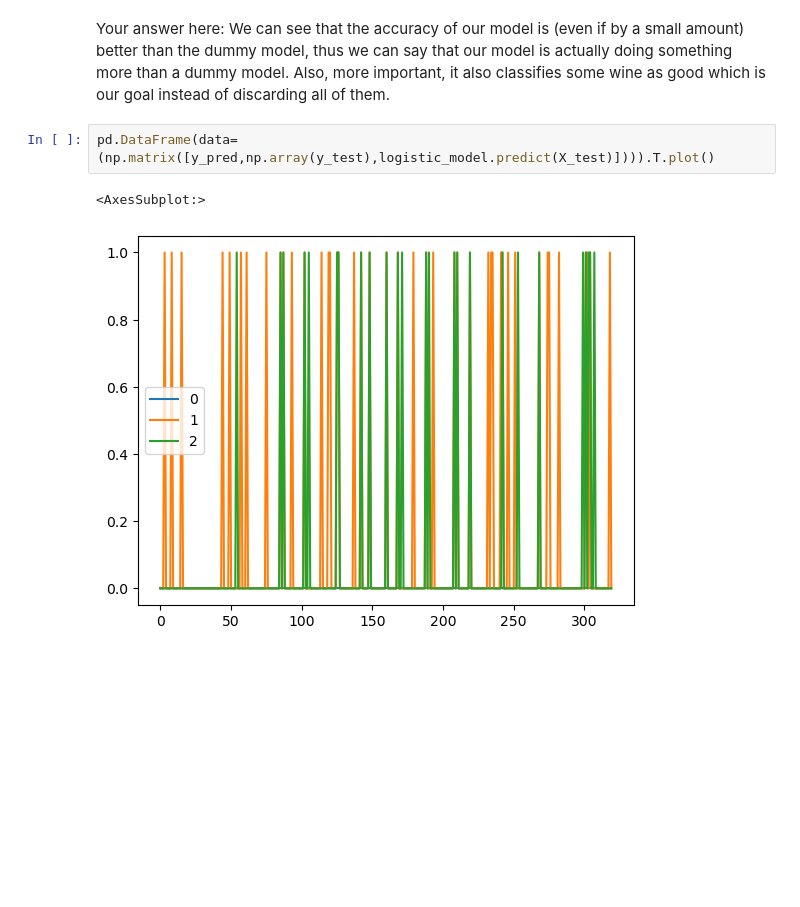
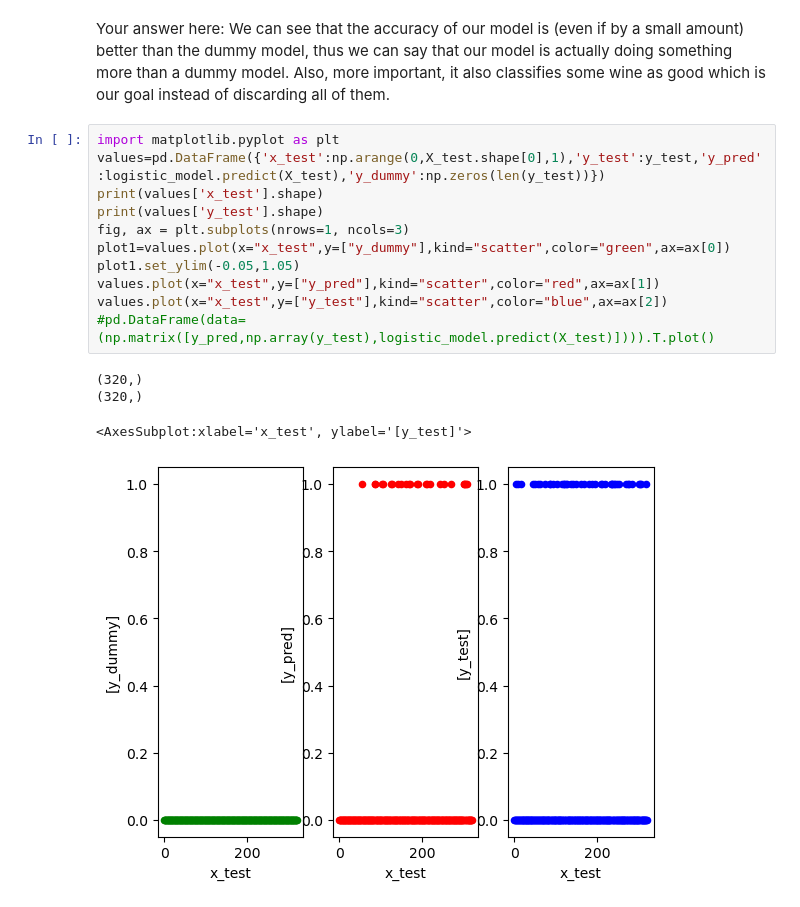
Before and after one commit to Michele2301/MALIS-projects, a Jupyter notebook: lab1/logistic/logistic.ipynb, the cells around one changed output. Drawn from its saved outputs; the diff is of its cells as text; blank space fills up the shorter version.

Commit message:
fixed graphics

```diff
--- a/lab1/logistic/logistic.ipynb
+++ b/lab1/logistic/logistic.ipynb
@@ -215,7 +215,18 @@ Given your results, has your original opinion about the trained model changed?
 Your answer here:
 We can see that the accuracy of our model is (even if by a small amount) better than the dummy model, thus we can say that our model is actually doing something more than a dummy model. Also, more important, it also classifies some wine as good which is our goal instead of discarding all of them.
 # %%
-pd.DataFrame(data=(np.matrix([y_pred,np.array(y_test),logistic_model.predict(X_test)]))).T.plot()
+import matplotlib.pyplot as plt
+values=pd.DataFrame({'x_test':np.arange(0,X_test.shape[0],1),'y_test':y_test,'y_pred':logistic_model.predict(X_test),'y_dummy':np.zeros(len(y_test))})
+print(values['x_test'].shape)
+print(values['y_test'].shape)
+fig, ax = plt.subplots(nrows=1, ncols=3)
+plot1=values.plot(x="x_test",y=["y_dummy"],kind="scatter",color="green",ax=ax[0])
+plot1.set_ylim(-0.05,1.05)
+values.plot(x="x_test",y=["y_pred"],kind="scatter",color="red",ax=ax[1])
+values.plot(x="x_test",y=["y_test"],kind="scatter",color="blue",ax=ax[2])
+#pd.DataFrame(data=(np.matrix([y_pred,np.array(y_test),logistic_model.predict(X_test)]))).T.plot()
 # %% [output]
-<AxesSubplot:>
+(320,)
+(320,)
+<AxesSubplot:xlabel='x_test', ylabel='[y_test]'>
-[figure, old version]
+[figure, new version]
```
Also changed, not shown: 1 other file.
